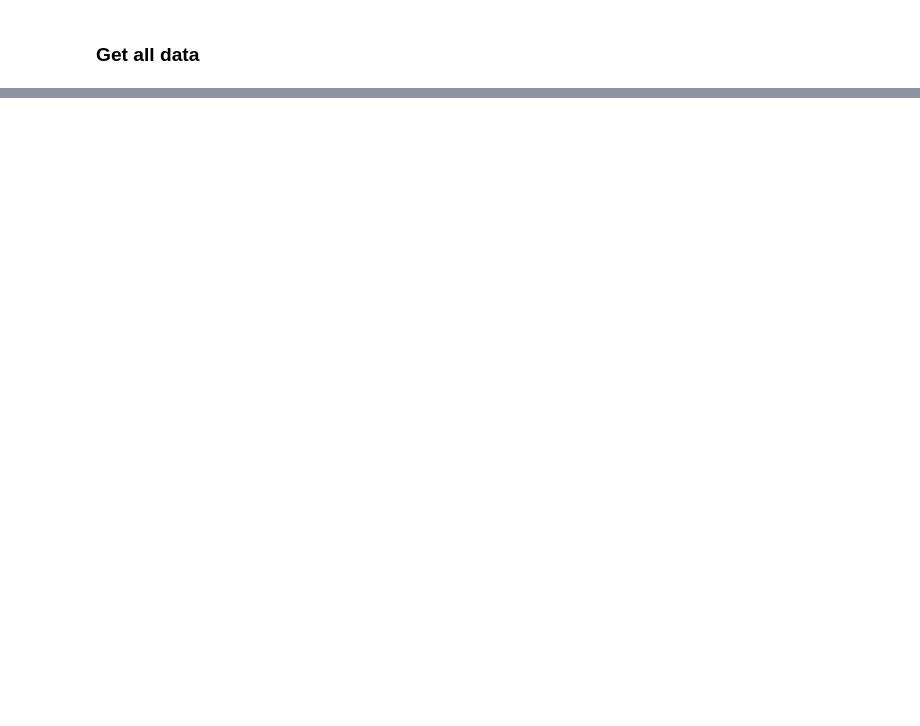
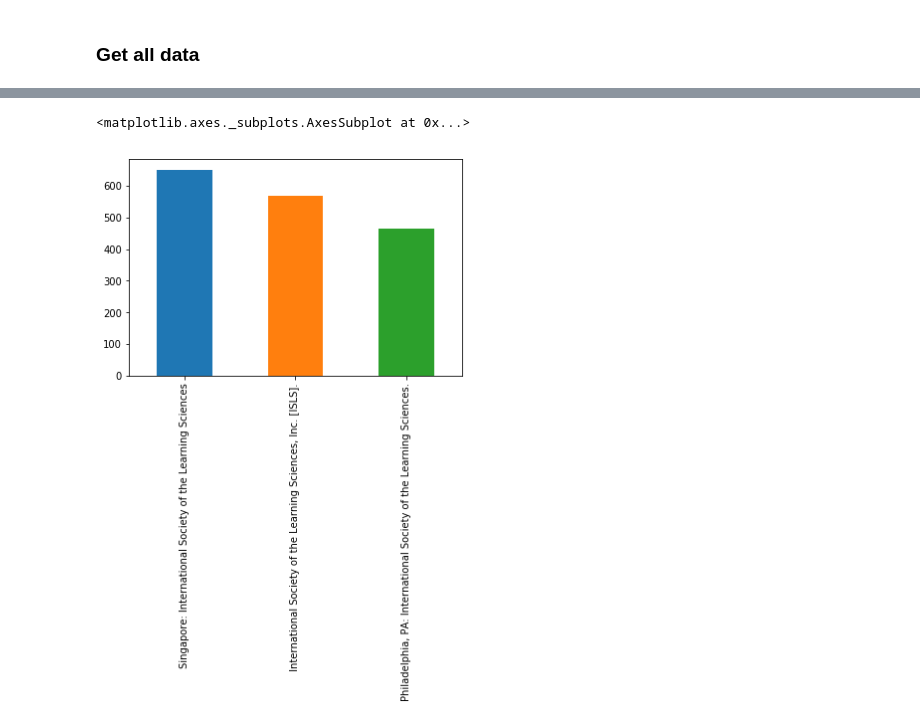
Before and after one commit to nourabassi/semester-project, a Jupyter notebook: extraction.ipynb, the cells around one changed output, grey strips where cells are left out. Saved outputs shown, nothing was run; the diff lists cells and outputs as text; code cells hidden in the pictures; blank space fills up the shorter version.

```diff
--- a/extraction.ipynb
+++ b/extraction.ipynb
@@ -169,0 +196,5 @@ df_data.loc['320','citation']
+# %%
+cleaning.publisher.value_counts().head().plot(kind='bar')
+# %% [output]
+<matplotlib.axes._subplots.AxesSubplot at 0x...>
+[figure, added]
```
Also changed, not shown: parts of 60 cells of this notebook, 9 other files.
